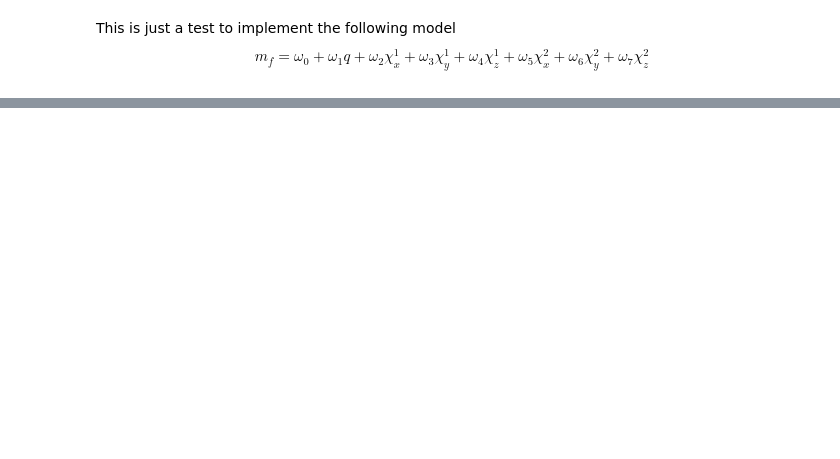
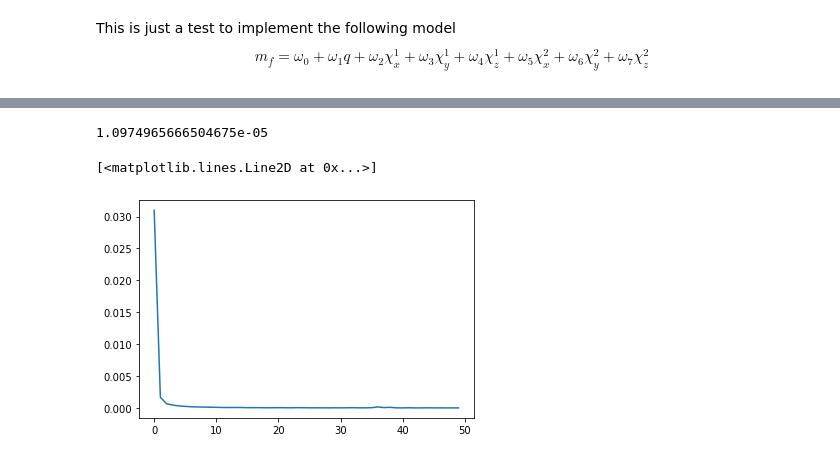
Before and after one commit to camilaburne/Data-Mining-ECE-280, a Jupyter notebook: LIDO/Preprocessing.ipynb, the cells around one changed output, grey strips where cells are left out. Saved outputs shown, nothing was run; the diff lists cells and outputs as text; code cells hidden in the pictures; blank space fills up the shorter version.

```diff
--- a/LIDO/Preprocessing.ipynb
+++ b/LIDO/Preprocessing.ipynb
@@ -249,7 +255,11 @@ for i in X.columns:
 This is just a test to implement the following model
 $$m_f=\omega_0+\omega_1 q+\omega_2 \chi^1_x+\omega_3 \chi^1_y+\omega_4 \chi^1_z+\omega_5 \chi^2_x+\omega_6 \chi^2_y+\omega_7 \chi^2_z$$
 # %%
-X_train, X_test, y_train, y_test = train_test_split(X, y, test_size=0.25, random_state=50)
+#X_train, X_test, y_train, y_test = train_test_split(X, y, test_size=0.25, random_state=50)
+X_train = X.sample(frac=0.6, replace=True, random_state=1)
+X_test = X.sample(frac=0.4, replace=True, random_state=1)
+y_train = y.sample(frac=0.6, replace=True, random_state=1)
+y_test = y.sample(frac=0.4, replace=True, random_state=1)
 # %%
 Reg_Linear = linear_model.LinearRegression()
 Linear_fit = Reg_Linear.fit(X_train,y_train)
@@ -309,0 +320,18 @@ This HDF5 file contains information about the black holes' apparent horizons as
+# %%
+## Define Sequential model with 3 layers
+model = keras.Sequential(
+    [
+        layers.Dense(2, activation="relu", name="layer1"),
+        layers.Dense(3, activation="relu", name="layer2"),
+        layers.Dense(4, name="layer3"),
+    ]
+)
+# Call model on a test input
+# %%
+# Train the model with logger
+fitted_model = model.fit(
+    X_train,
+    y_train,
+    epochs=50,
+    shuffle=True
+)
@@ -309,0 +358,9 @@ This HDF5 file contains information about the black holes' apparent horizons as
+# %%
+test_error_rate
+# %% [output]
+1.0974965666504675e-05
+# %%
+plt.plot(fitted_model.history['loss'])
+# %% [output]
+[<matplotlib.lines.Line2D at 0x...>]
+[figure, added]
```
Also changed, not shown: parts of 25 cells of this notebook.
